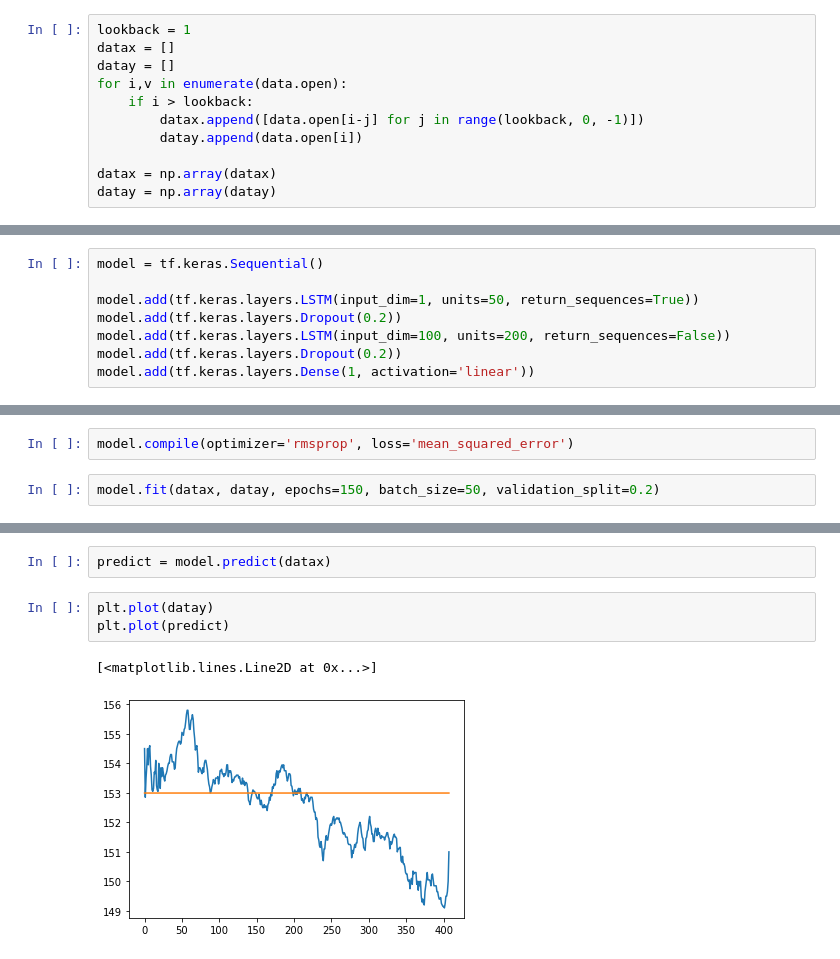
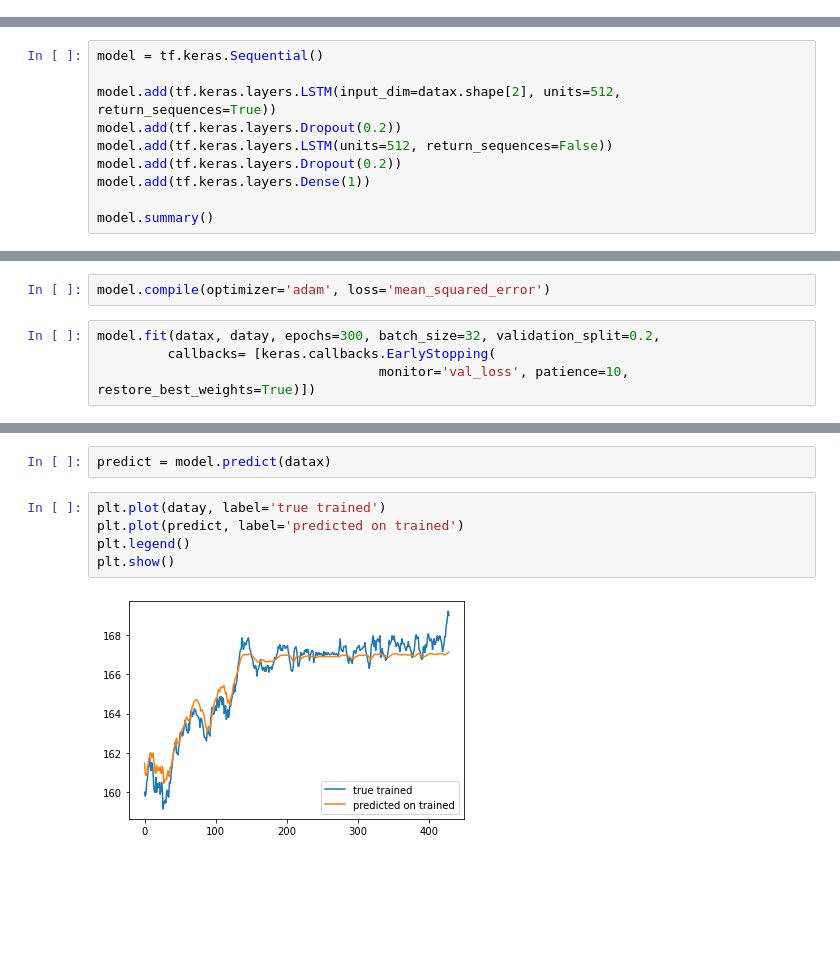
Before and after one commit to stianteien/instradag, a Jupyter notebook: RNN_trial.ipynb, the cells around one changed output, grey strips where cells are left out. Drawn from its saved outputs; the diff is of its cells as text; blank space fills up the shorter version.

Commit message:
funkbar rnn med lstm

```diff
--- a/RNN_trial.ipynb
+++ b/RNN_trial.ipynb
@@ -98,15 +101,4 @@ data.open.head(10)
 Name: open, dtype: float64
-# %%
-lookback = 1
-datax = []
-datay = []
-for i,v in enumerate(data.open):
-    if i > lookback:
-        datax.append([data.open[i-j] for j in range(lookback, 0, -1)])
-        datay.append(data.open[i])
-
-datax = np.array(datax)
-datay = np.array(datay)
 # %%
 # reshape input to be [samples, time steps, features]
 datax = np.reshape(datax, (datax.shape[0], 1, datax.shape[1]))
@@ -117,8 +109,10 @@ datax.shape
 # %%
 model = tf.keras.Sequential()
 
-model.add(tf.keras.layers.LSTM(input_dim=1, units=50, return_sequences=True))
+model.add(tf.keras.layers.LSTM(input_dim=datax.shape[2], units=512, return_sequences=True))
 model.add(tf.keras.layers.Dropout(0.2))
-model.add(tf.keras.layers.LSTM(input_dim=100, units=200, return_sequences=False))
+model.add(tf.keras.layers.LSTM(units=512, return_sequences=False))
 model.add(tf.keras.layers.Dropout(0.2))
-model.add(tf.keras.layers.Dense(1, activation='linear'))
+model.add(tf.keras.layers.Dense(1))
+
+model.summary()
@@ -125,5 +138,7 @@ model.add(tf.keras.layers.Dense(1, activation='linear'))
 # %%
-model.compile(optimizer='rmsprop', loss='mean_squared_error')
+model.compile(optimizer='adam', loss='mean_squared_error')
 # %%
-model.fit(datax, datay, epochs=150, batch_size=50, validation_split=0.2)
+model.fit(datax, datay, epochs=300, batch_size=32, validation_split=0.2,
+         callbacks= [keras.callbacks.EarlyStopping(
+                                    monitor='val_loss', patience=10, restore_best_weights=True)])
 # %% [output]
@@ -148,11 +163,12 @@ Epoch 150/150
 # %%
 predict = model.predict(datax)
 # %%
-plt.plot(datay)
-plt.plot(predict)
+plt.plot(datay, label='true trained')
+plt.plot(predict, label='predicted on trained')
+plt.legend()
+plt.show()
 # %% [output]
-[<matplotlib.lines.Line2D at 0x...>]
-[figure, old version]
+[figure, new version]
 # %%
 predict
 # %% [output]
```
Also changed, not shown: parts of 12 cells of this notebook.
